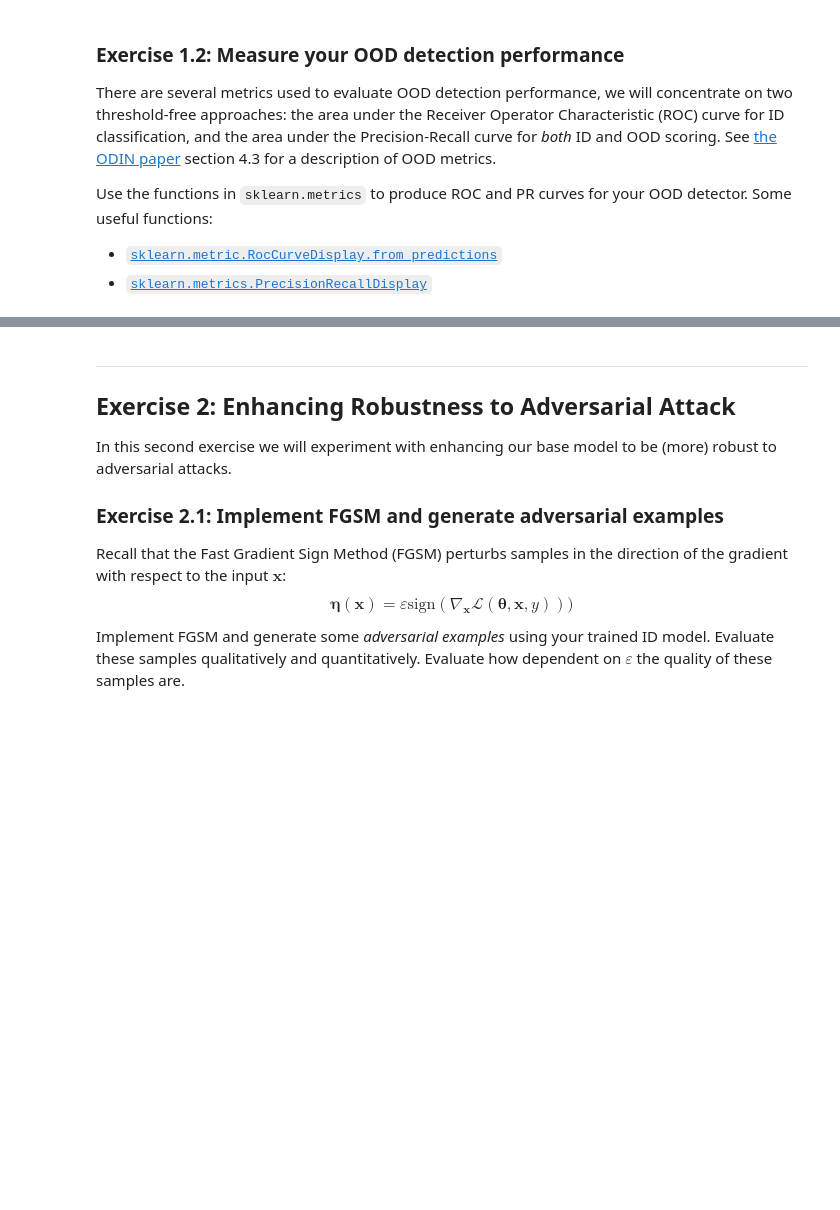
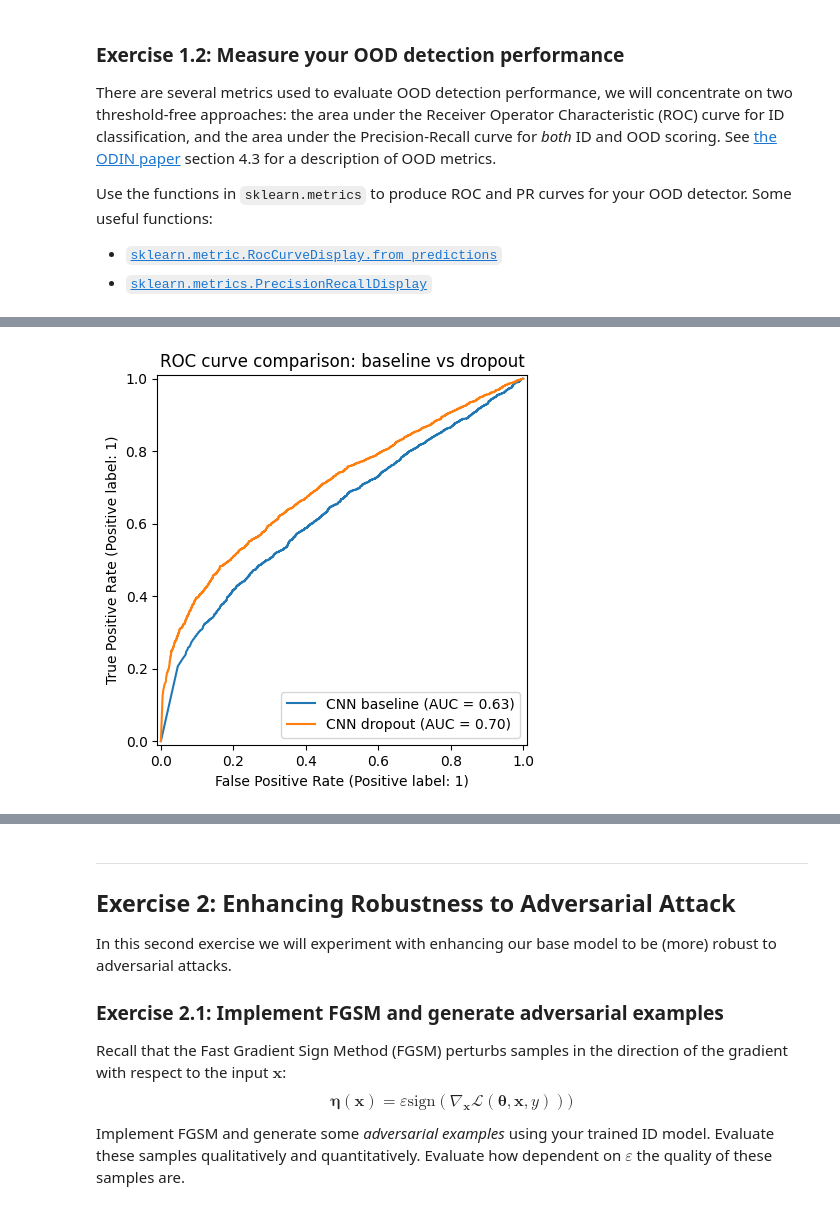
Before and after one commit to Eros-Pinzani/DLA_Projects, a Jupyter notebook: Lab04_DLA/DLA-Lab4.ipynb, the cells around one changed output, grey strips where cells are left out. Saved outputs shown, nothing was run; the diff lists cells and outputs as text; code cells hidden in the pictures; blank space fills up the shorter version.

```diff
--- a/Lab04_DLA/DLA-Lab4.ipynb
+++ b/Lab04_DLA/DLA-Lab4.ipynb
@@ -33,0 +341,17 @@ Use the functions in `sklearn.metrics` to produce ROC and PR curves for your OOD
+# %%
+# --- Direct comparison: both models on the same ROC axes ---
+fig, ax = plt.subplots()
+RocCurveDisplay.from_predictions(
+    np.concatenate([np.ones(len(id_scores)), np.zeros(len(ood_scores))]),
+    np.concatenate([id_scores.cpu().numpy(), ood_scores.cpu().numpy()]),
+    name="CNN baseline", ax=ax,
+)
+RocCurveDisplay.from_predictions(
+    np.concatenate([np.ones(len(id_scores_dropout)), np.zeros(len(ood_scores_dropout))]),
+    np.concatenate([id_scores_dropout.cpu().numpy(), ood_scores_dropout.cpu().numpy()]),
+    name="CNN dropout", ax=ax,
+)
+plt.title("ROC curve comparison: baseline vs dropout")
+plt.show()
+# %% [output]
+[figure, added]
```
Also changed, not shown: parts of 9 cells of this notebook, 5 other files.
